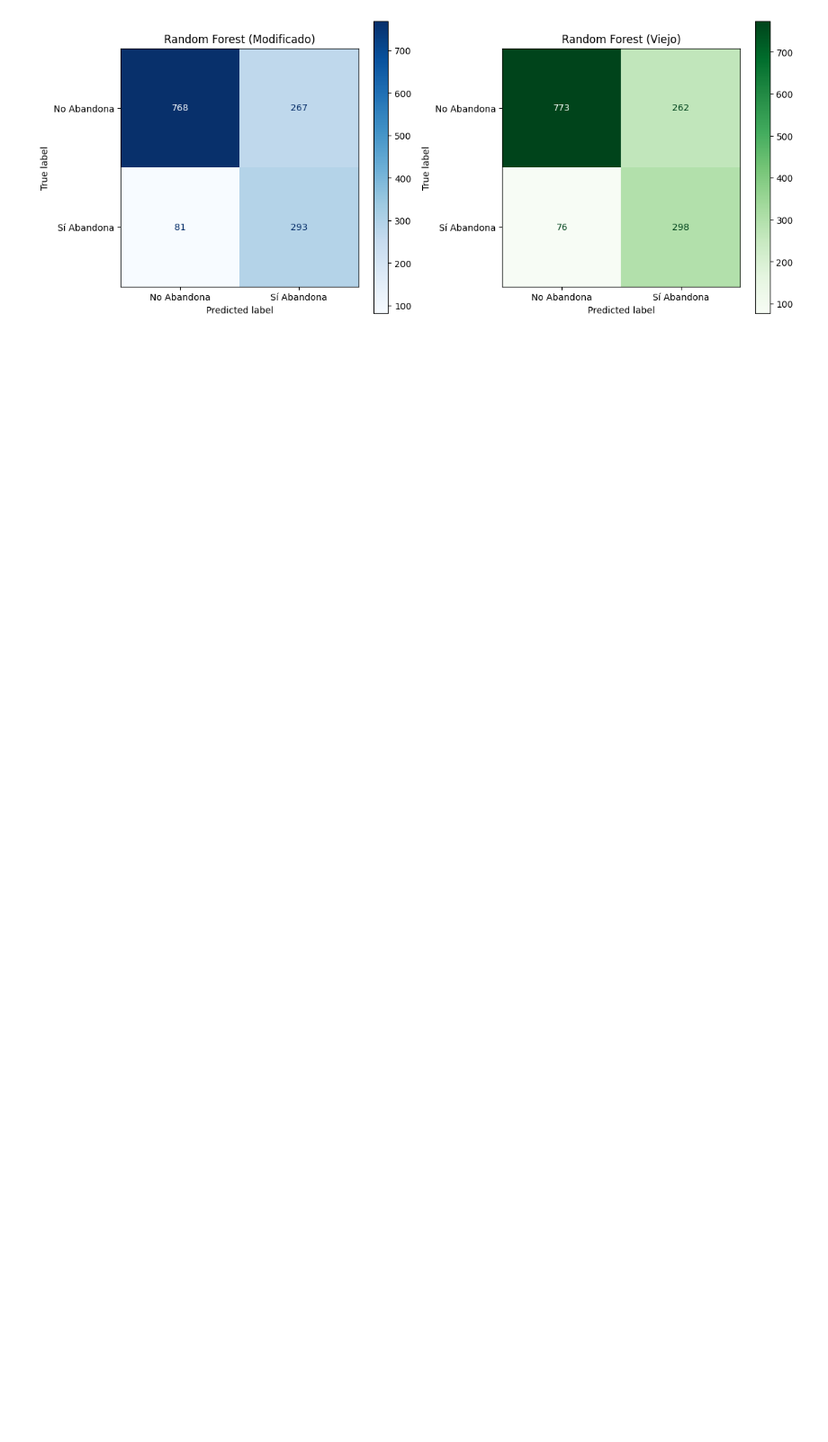
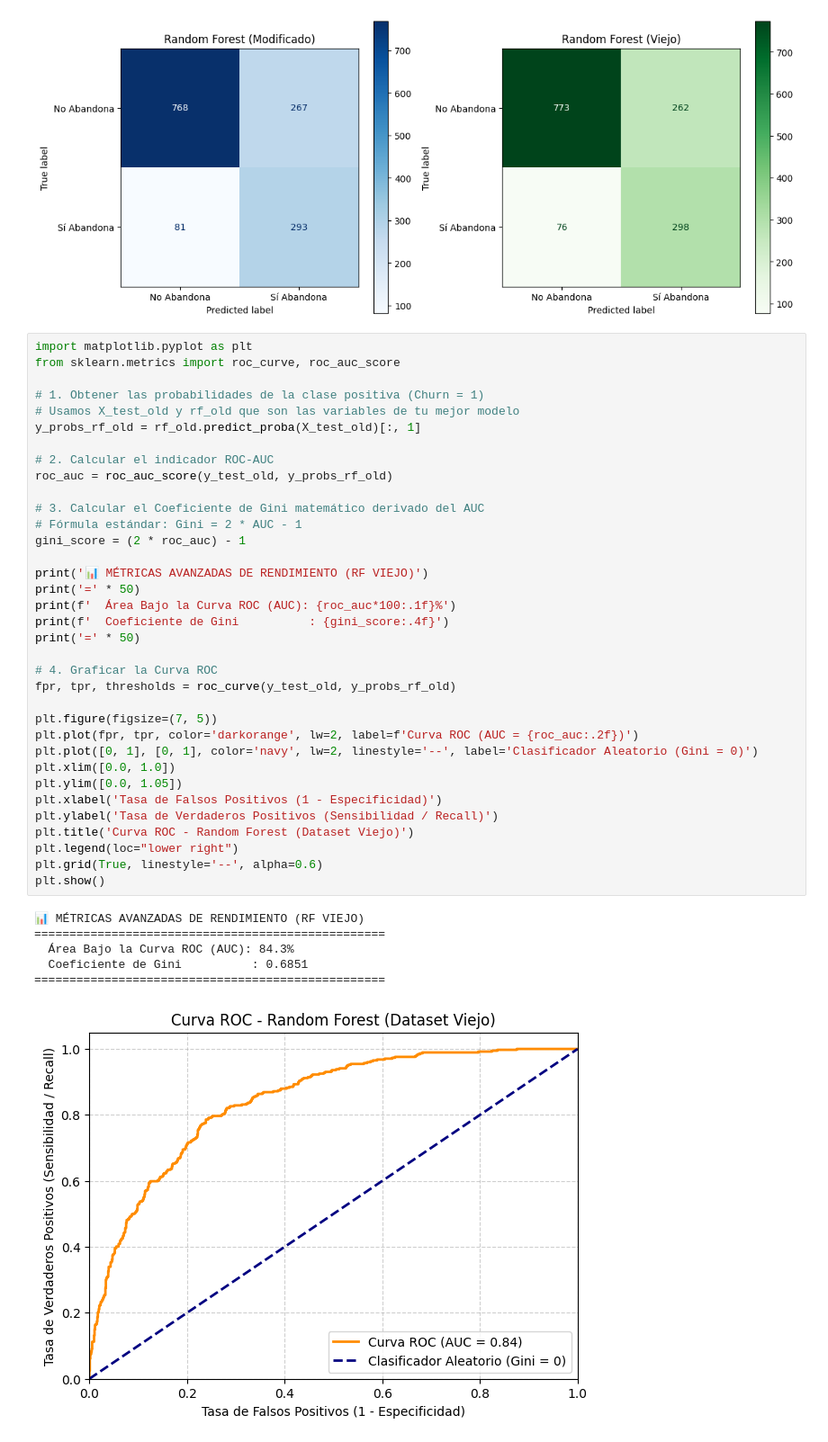
Before and after one commit to HailAngel/gestion_datos_E, a Jupyter notebook: IA_Proyecto/notebooks/3-Entrenamiento_modelo_telco.ipynb, the cells around one changed output. Shown at 90% size. Cells and saved outputs as stored; diff of their text form; blank space fills up the shorter version.

```diff
--- a/IA_Proyecto/notebooks/3-Entrenamiento_modelo_telco.ipynb
+++ b/IA_Proyecto/notebooks/3-Entrenamiento_modelo_telco.ipynb
@@ -639,3 +639,45 @@ plt.tight_layout()
 plt.show()
 # %% [output]
 [figure]
+# %%
+import matplotlib.pyplot as plt
+from sklearn.metrics import roc_curve, roc_auc_score
+
+# 1. Obtener las probabilidades de la clase positiva (Churn = 1)
+# Usamos X_test_old y rf_old que son las variables de tu mejor modelo
+y_probs_rf_old = rf_old.predict_proba(X_test_old)[:, 1]
+
+# 2. Calcular el indicador ROC-AUC
+roc_auc = roc_auc_score(y_test_old, y_probs_rf_old)
+
+# 3. Calcular el Coeficiente de Gini matemático derivado del AUC
+# Fórmula estándar: Gini = 2 * AUC - 1
+gini_score = (2 * roc_auc) - 1
+
+print('📊 MÉTRICAS AVANZADAS DE RENDIMIENTO (RF VIEJO)')
+print('=' * 50)
+print(f'  Área Bajo la Curva ROC (AUC): {roc_auc*100:.1f}%')
+print(f'  Coeficiente de Gini          : {gini_score:.4f}')
+print('=' * 50)
+
+# 4. Graficar la Curva ROC
+fpr, tpr, thresholds = roc_curve(y_test_old, y_probs_rf_old)
+
+plt.figure(figsize=(7, 5))
+plt.plot(fpr, tpr, color='darkorange', lw=2, label=f'Curva ROC (AUC = {roc_auc:.2f})')
+plt.plot([0, 1], [0, 1], color='navy', lw=2, linestyle='--', label='Clasificador Aleatorio (Gini = 0)')
+plt.xlim([0.0, 1.0])
+plt.ylim([0.0, 1.05])
+plt.xlabel('Tasa de Falsos Positivos (1 - Especificidad)')
+plt.ylabel('Tasa de Verdaderos Positivos (Sensibilidad / Recall)')
+plt.title('Curva ROC - Random Forest (Dataset Viejo)')
+plt.legend(loc="lower right")
+plt.grid(True, linestyle='--', alpha=0.6)
+plt.show()
+# %% [output]
+📊 MÉTRICAS AVANZADAS DE RENDIMIENTO (RF VIEJO)
+==================================================
+  Área Bajo la Curva ROC (AUC): 84.3%
+  Coeficiente de Gini          : 0.6851
+==================================================
+[figure, added]
```
Also changed, not shown: parts of 4 cells of this notebook, 1 other file.
